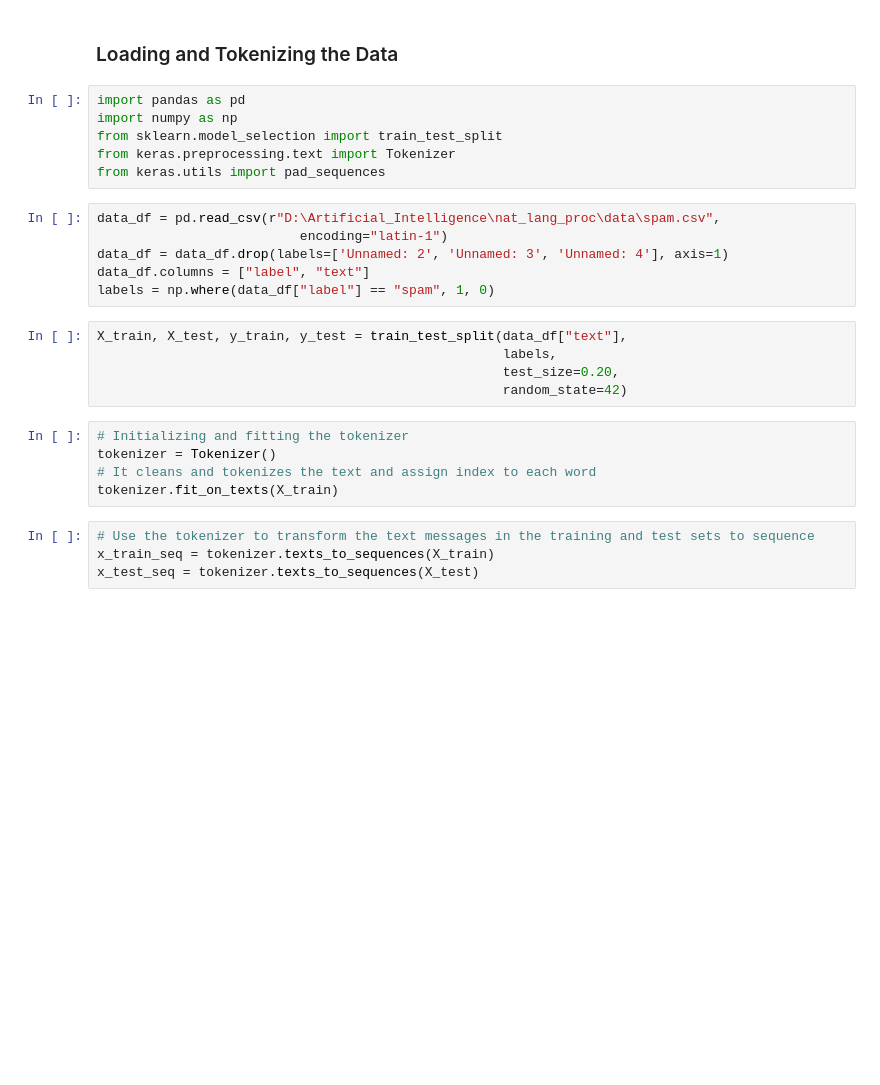
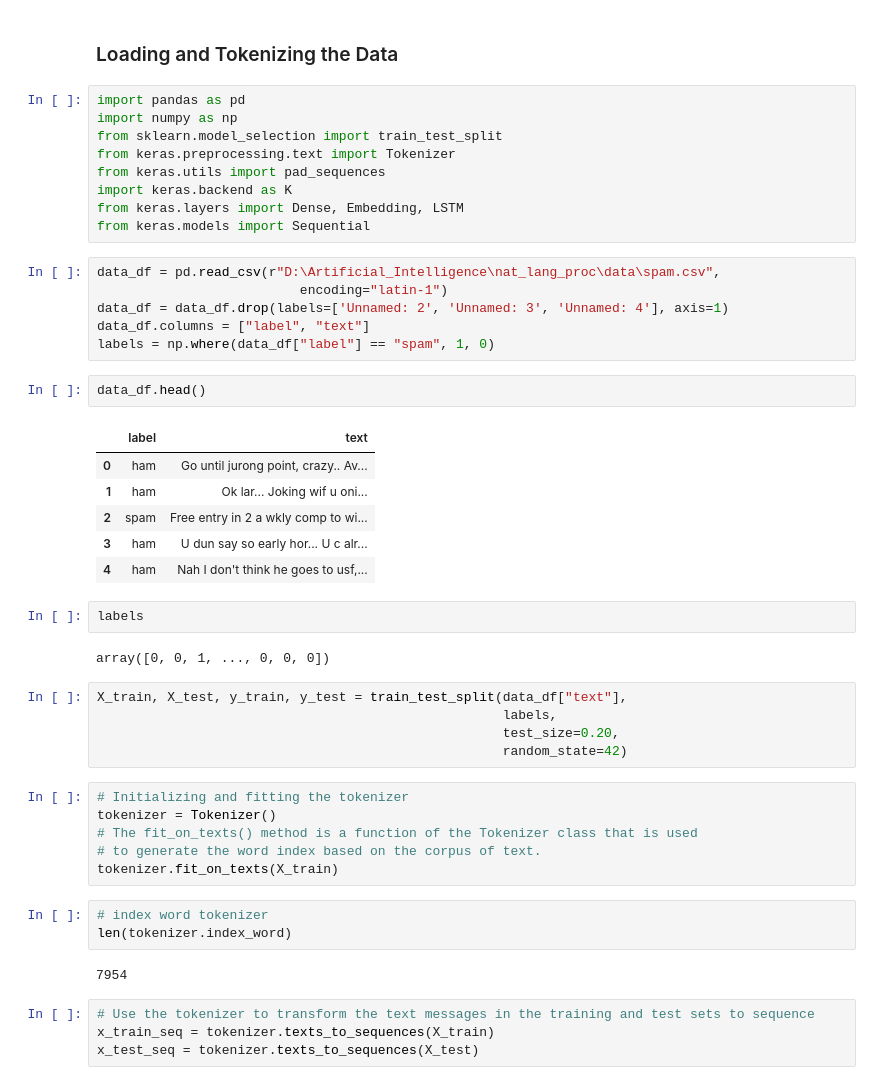
Before and after one commit to madhubabukencha/nat_lang_proc, a Jupyter notebook: chap007_neural_network_projects/1_recurrent_neural_network/recurrent_neural_networks.ipynb, the cells around one changed output. Cells and saved outputs as stored; diff of their text form; blank space fills up the shorter version.

```diff
--- a/chap007_neural_network_projects/1_recurrent_neural_network/recurrent_neural_networks.ipynb
+++ b/chap007_neural_network_projects/1_recurrent_neural_network/recurrent_neural_networks.ipynb
@@ -47,12 +47,28 @@ import numpy as np
 from sklearn.model_selection import train_test_split
 from keras.preprocessing.text import Tokenizer
 from keras.utils import pad_sequences
+import keras.backend as K
+from keras.layers import Dense, Embedding, LSTM
+from keras.models import Sequential
 # %%
 data_df = pd.read_csv(r"D:\Artificial_Intelligence\nat_lang_proc\data\spam.csv",
                           encoding="latin-1")
 data_df = data_df.drop(labels=['Unnamed: 2', 'Unnamed: 3', 'Unnamed: 4'], axis=1)
 data_df.columns = ["label", "text"]
 labels = np.where(data_df["label"] == "spam", 1, 0)
+# %%
+data_df.head()
+# %% [output]
+|  | label | text |
+| 0 | ham | Go until jurong point, crazy.. Av... |
+| 1 | ham | Ok lar... Joking wif u oni... |
+| 2 | spam | Free entry in 2 a wkly comp to wi... |
+| 3 | ham | U dun say so early hor... U c alr... |
+| 4 | ham | Nah I don't think he goes to usf,... |
+# %%
+labels
+# %% [output]
+array([0, 0, 1, ..., 0, 0, 0])
 # %%
 X_train, X_test, y_train, y_test = train_test_split(data_df["text"],
                                                     labels,
@@ -61,8 +77,14 @@ X_train, X_test, y_train, y_test = train_test_split(data_df["text"],
 # %%
 # Initializing and fitting the tokenizer
 tokenizer = Tokenizer()
-# It cleans and tokenizes the text and assign index to each word
+# The fit_on_texts() method is a function of the Tokenizer class that is used
+# to generate the word index based on the corpus of text.
 tokenizer.fit_on_texts(X_train)
+# %%
+# index word tokenizer
+len(tokenizer.index_word)
+# %% [output]
+7954
 # %%
 # Use the tokenizer to transform the text messages in the training and test sets to sequence
 x_train_seq = tokenizer.texts_to_sequences(X_train)
```
Also changed, not shown: parts of 15 cells of this notebook, 2 other files.
